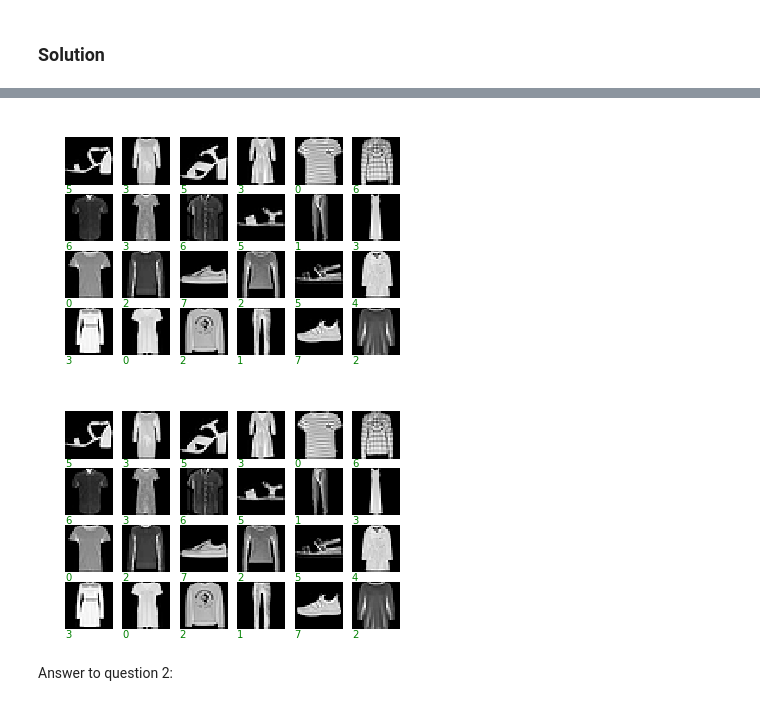
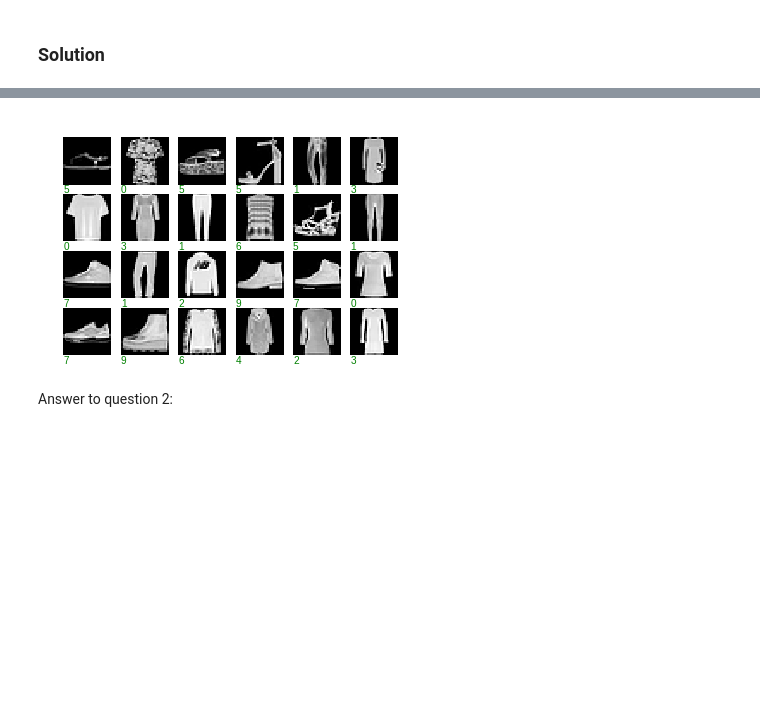
Before and after one commit to HannesRovina/ANN-Miniprojects2019, a Jupyter notebook: miniproject1.ipynb, the cells around one changed output, grey strips where cells are left out. Saved outputs shown, nothing was run; the diff lists cells and outputs as text; code cells hidden in the pictures; blank space fills up the shorter version.

```diff
--- a/miniproject1.ipynb
+++ b/miniproject1.ipynb
@@ -161,8 +160,7 @@ plot_some_samples(x_train, y_train)
 # %%
-plot_some_samples(x_fashion_train, y_fashion_train)
+figure = plot_some_samples(x_fashion_train, y_fashion_train)
 # %% [output]
-[figure, old version]
+[figure, new version]
-[figure, removed]
 # %% [markdown]
 Answer to question 2:
 # %% [markdown]
```
Also changed, not shown: parts of 19 cells of this notebook.
